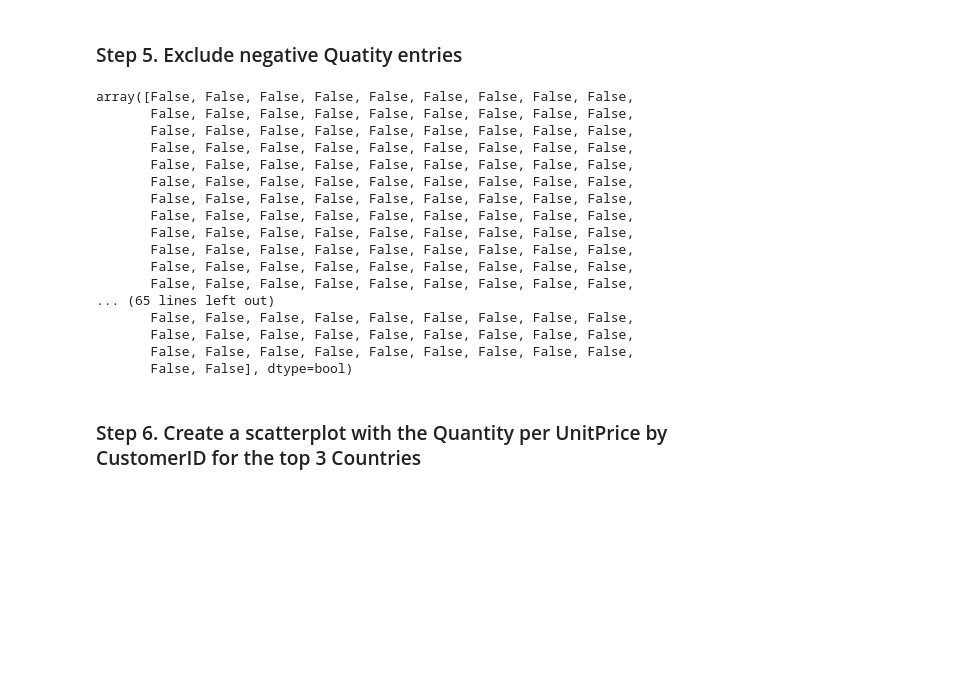
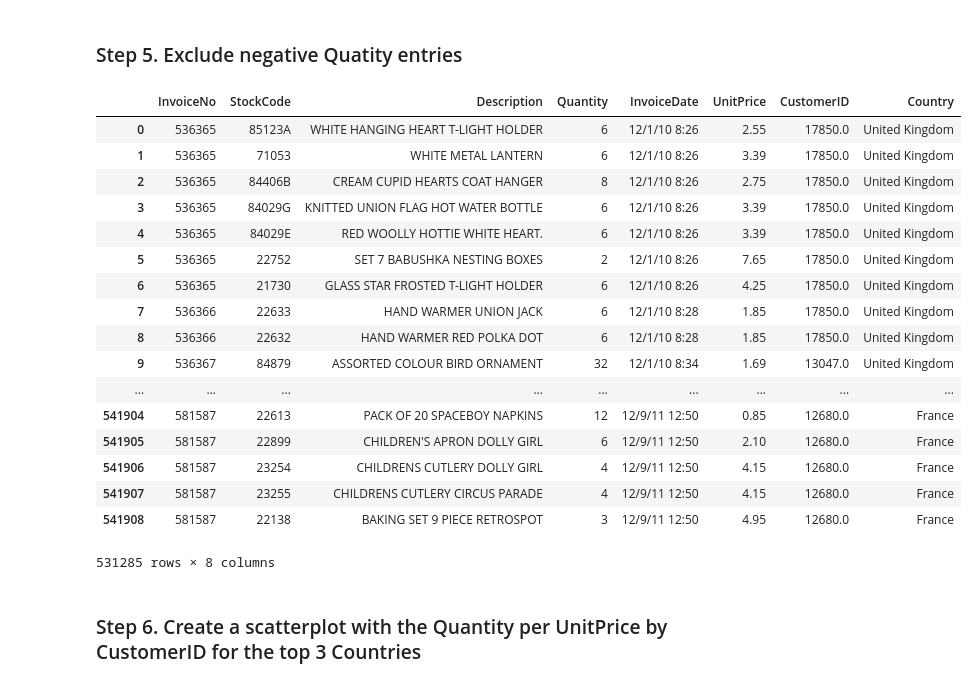
Before and after one commit to jordanmoritz/PandasExercises, a Jupyter notebook: pandas_exercises-master/07_Visualization/Online_Retail/Exercises.ipynb, the cells around one changed output. Cells and saved outputs as stored; diff of their text form; code cells hidden in the pictures; blank space fills up the shorter version.

```diff
--- a/pandas_exercises-master/07_Visualization/Online_Retail/Exercises.ipynb
+++ b/pandas_exercises-master/07_Visualization/Online_Retail/Exercises.ipynb
@@ -46,25 +46,28 @@ retail_country_quant[retail_country_quant.index != 'United Kingdom'].head(10).pl
 [figure]
 # %% [markdown]
 ### Step 5.  Exclude negative Quatity entries
-# %%
-online_rt.Quantity.unique() == abs
-# %% [output]
-array([False, False, False, False, False, False, False, False, False,
-       False, False, False, False, False, False, False, False, False,
-       False, False, False, False, False, False, False, False, False,
-       False, False, False, False, False, False, False, False, False,
-       False, False, False, False, False, False, False, False, False,
-       False, False, False, False, False, False, False, False, False,
-       False, False, False, False, False, False, False, False, False,
-       False, False, False, False, False, False, False, False, False,
-       False, False, False, False, False, False, False, False, False,
-       False, False, False, False, False, False, False, False, False,
-       False, False, False, False, False, False, False, False, False,
-       False, False, False, False, False, False, False, False, False,
-... (65 lines left out)
-       False, False, False, False, False, False, False, False, False,
-       False, False, False, False, False, False, False, False, False,
-       False, False, False, False, False, False, False, False, False,
-       False, False], dtype=bool)
+# %%
+mask = online_rt.Quantity > 0
+
+online_rt[mask]
+# %% [output]
+|  | InvoiceNo | StockCode | Description | Quantity | InvoiceDate | UnitPrice | CustomerID | Country |
+| 0 | 536365 | 85123A | WHITE HANGING HEART T-LIGHT HOLDER | 6 | 12/1/10 8:26 | 2.55 | 17850.0 | United Kingdom |
+| 1 | 536365 | 71053 | WHITE METAL LANTERN | 6 | 12/1/10 8:26 | 3.39 | 17850.0 | United Kingdom |
+| 2 | 536365 | 84406B | CREAM CUPID HEARTS COAT HANGER | 8 | 12/1/10 8:26 | 2.75 | 17850.0 | United Kingdom |
+| 3 | 536365 | 84029G | KNITTED UNION FLAG HOT WATER BOTTLE | 6 | 12/1/10 8:26 | 3.39 | 17850.0 | United Kingdom |
+| 4 | 536365 | 84029E | RED WOOLLY HOTTIE WHITE HEART. | 6 | 12/1/10 8:26 | 3.39 | 17850.0 | United Kingdom |
+| 5 | 536365 | 22752 | SET 7 BABUSHKA NESTING BOXES | 2 | 12/1/10 8:26 | 7.65 | 17850.0 | United Kingdom |
+| 6 | 536365 | 21730 | GLASS STAR FROSTED T-LIGHT HOLDER | 6 | 12/1/10 8:26 | 4.25 | 17850.0 | United Kingdom |
+| 7 | 536366 | 22633 | HAND WARMER UNION JACK | 6 | 12/1/10 8:28 | 1.85 | 17850.0 | United Kingdom |
+| 8 | 536366 | 22632 | HAND WARMER RED POLKA DOT | 6 | 12/1/10 8:28 | 1.85 | 17850.0 | United Kingdom |
+| 9 | 536367 | 84879 | ASSORTED COLOUR BIRD ORNAMENT | 32 | 12/1/10 8:34 | 1.69 | 13047.0 | United Kingdom |
+| ... | ... | ... | ... | ... | ... | ... | ... | ... |
+| 541904 | 581587 | 22613 | PACK OF 20 SPACEBOY NAPKINS | 12 | 12/9/11 12:50 | 0.85 | 12680.0 | France |
+| 541905 | 581587 | 22899 | CHILDREN'S APRON DOLLY GIRL | 6 | 12/9/11 12:50 | 2.10 | 12680.0 | France |
+| 541906 | 581587 | 23254 | CHILDRENS CUTLERY DOLLY GIRL | 4 | 12/9/11 12:50 | 4.15 | 12680.0 | France |
+| 541907 | 581587 | 23255 | CHILDRENS CUTLERY CIRCUS PARADE | 4 | 12/9/11 12:50 | 4.15 | 12680.0 | France |
+| 541908 | 581587 | 22138 | BAKING SET 9 PIECE RETROSPOT | 3 | 12/9/11 12:50 | 4.95 | 12680.0 | France |
+531285 rows × 8 columns
 # %% [markdown]
 ### Step 6. Create a scatterplot with the Quantity per UnitPrice by CustomerID for the top 3 Countries
```
Also changed, not shown: parts of 4 cells of this notebook.
